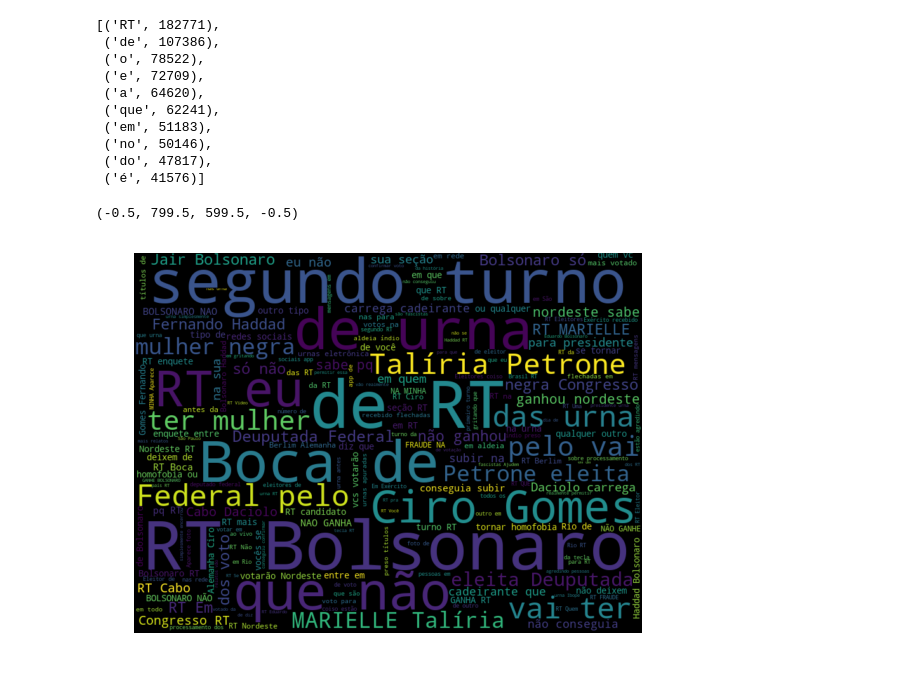
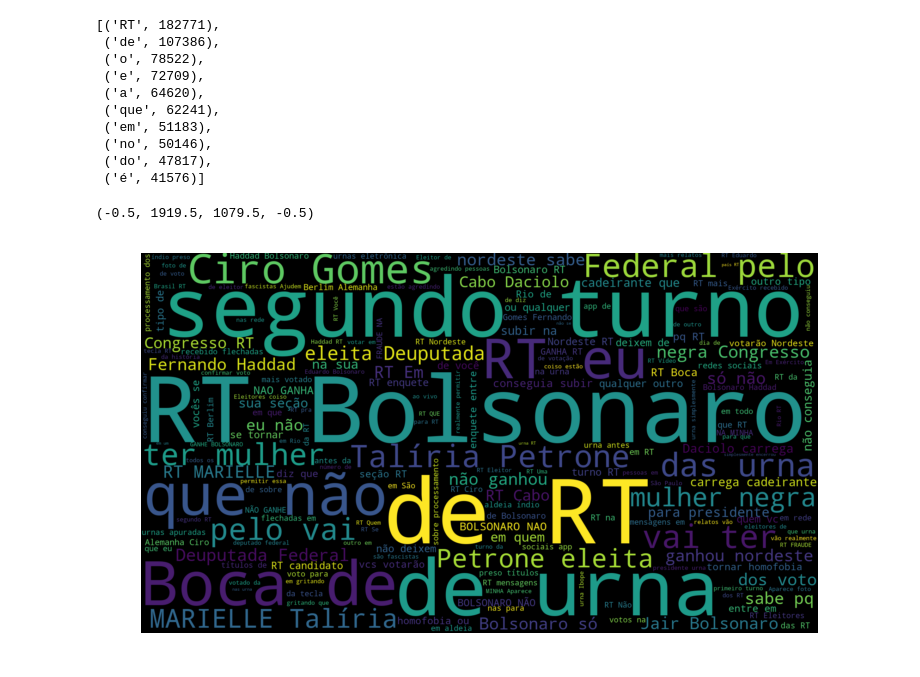
Before and after one commit to leodlca/2018-brazilian-elections, a Jupyter notebook: elections.ipynb, the cells around one changed output. Cells and saved outputs as stored; diff of their text form; code cells hidden in the pictures.

```diff
--- a/elections.ipynb
+++ b/elections.ipynb
@@ -124,10 +124,10 @@ c.most_common(10)
 # %%
 from wordcloud import WordCloud
 
-wordcloud = WordCloud(width=800, height=600)
+wordcloud = WordCloud(width=1920, height=1080)
 wordcloud.generate(' '.join(arr))
 plt.imshow(wordcloud, interpolation='bilinear')
 plt.axis("off")
 # %% [output]
-(-0.5, 799.5, 599.5, -0.5)
+(-0.5, 1919.5, 1079.5, -0.5)
-[figure, old version]
+[figure, new version]
```
Also changed, not shown: 1 other file.
